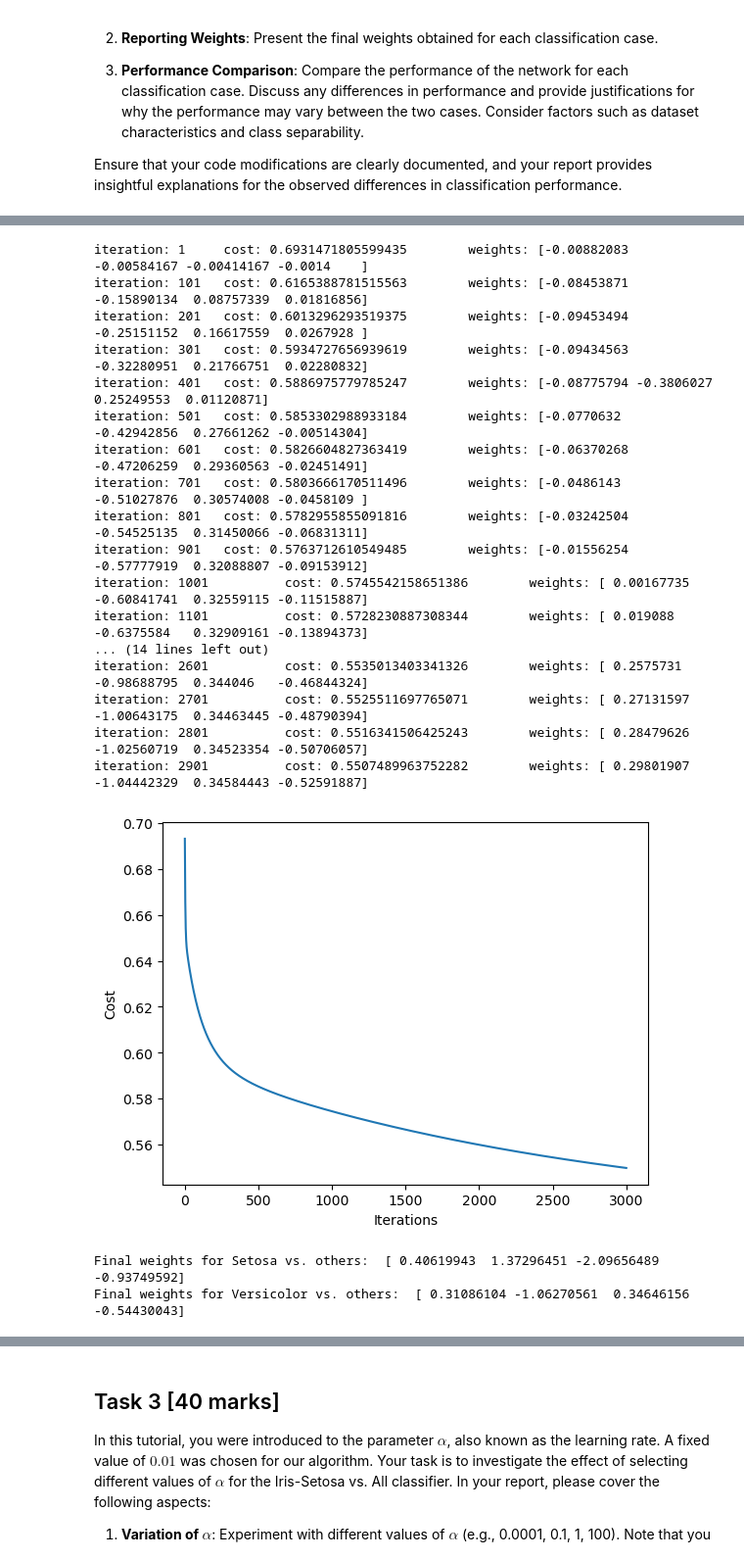
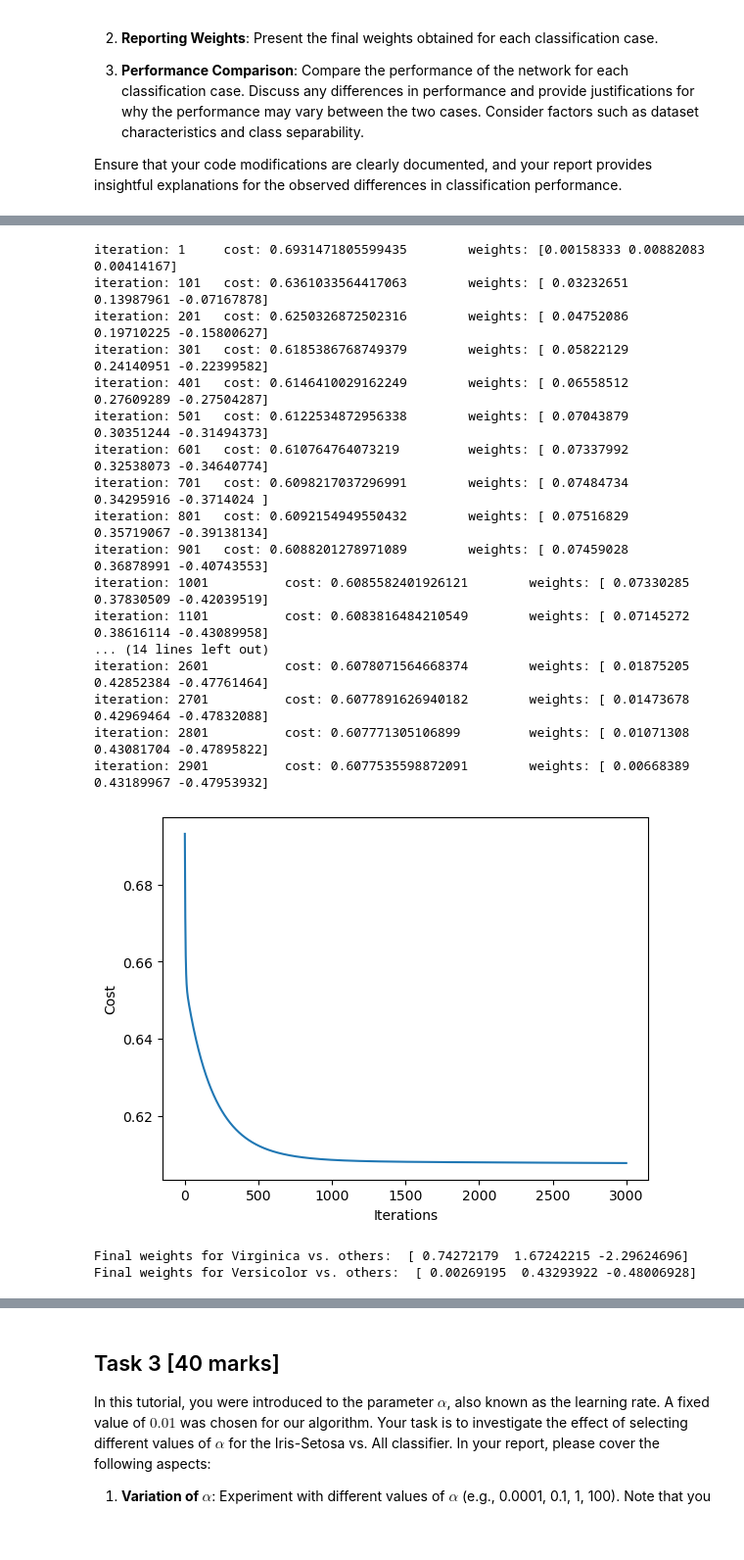
Before and after one commit to zequanwen/ML, a Jupyter notebook: 04_ML_Logistic.ipynb, the cells around one changed output, grey strips where cells are left out. Shown at 98% size. Cells and saved outputs as stored; diff of their text form; code cells hidden in the pictures; blank space fills up the shorter version.

```diff
--- a/04_ML_Logistic.ipynb
+++ b/04_ML_Logistic.ipynb
@@ -319,8 +313,26 @@ X_train_versicolor, X_test_versicolor, y_train_versicolor, y_test_versicolor = s
+# %%
+# 0 -> Setosa, 1 -> Versicolor, 2 -> Virginica
+
+# Consider only two features - sepal length (column 0) and petal length (column 2)
+X = iris_data.iloc[:,[0,2]]
+intercept = np.ones((X.shape[0], 1))
+X = np.concatenate((intercept, X), axis=1)
+
+# Iris-virginica vs others
+# Virginica is assigned label 0, while all other classes will have a label of 1
+y_Virginica = np.where(labels == 2, 0, 1)
+X_train_Virginica, X_test_Virginica, y_train_Virginica, y_test_Virginica = split_dataset(X, y_Virginica)
+
+# Iris-Versicolor vs. others
+# Vericolor is assigned label 0, while all other classes will have a label of 1
+y_versicolor = np.where(labels == 1, 0, 1)
+X_train_versicolor, X_test_versicolor, y_train_versicolor, y_test_versicolor = split_dataset(X, y_versicolor)
 # %%
-# Assuming you have a fit function that trains the model and returns weights
-weights_setosa = fit(alpha, num_iter, X_train_setosa, y_train_setosa)
+alpha = 0.01
+num_iter = 3000
+weights_virginica = fit(alpha, num_iter, X_train_Virginica, y_train_Virginica)
 weights_versicolor = fit(alpha, num_iter, X_train_versicolor, y_train_versicolor)
 
-print("Final weights for Setosa vs. others: ", weights_setosa)
+print("Final weights for Virginica vs. others: ", weights_virginica)
 print("Final weights for Versicolor vs. others: ", weights_versicolor)
 # %% [output]
@@ -345,20 +357,20 @@ iteration: 2901          cost: 0.022587611088221715      weights: [ 0.40221944
-iteration: 1     cost: 0.6931471805599435        weights: [-0.00882083 -0.00584167 -0.00414167 -0.0014    ]
-iteration: 101   cost: 0.6165388781515563        weights: [-0.08453871 -0.15890134  0.08757339  0.01816856]
-iteration: 201   cost: 0.6013296293519375        weights: [-0.09453494 -0.25151152  0.16617559  0.0267928 ]
-iteration: 301   cost: 0.5934727656939619        weights: [-0.09434563 -0.32280951  0.21766751  0.02280832]
-iteration: 401   cost: 0.5886975779785247        weights: [-0.08775794 -0.3806027   0.25249553  0.01120871]
-iteration: 501   cost: 0.5853302988933184        weights: [-0.0770632  -0.42942856  0.27661262 -0.00514304]
-iteration: 601   cost: 0.5826604827363419        weights: [-0.06370268 -0.47206259  0.29360563 -0.02451491]
-iteration: 701   cost: 0.5803666170511496        weights: [-0.0486143  -0.51027876  0.30574008 -0.0458109 ]
-iteration: 801   cost: 0.5782955855091816        weights: [-0.03242504 -0.54525135  0.31450066 -0.06831311]
-iteration: 901   cost: 0.5763712610549485        weights: [-0.01556254 -0.57777919  0.32088807 -0.09153912]
-iteration: 1001          cost: 0.5745542158651386        weights: [ 0.00167735 -0.60841741  0.32559115 -0.11515887]
-iteration: 1101          cost: 0.5728230887308344        weights: [ 0.019088   -0.6375584   0.32909161 -0.13894373]
+iteration: 1     cost: 0.6931471805599435        weights: [0.00158333 0.00882083 0.00414167]
+iteration: 101   cost: 0.6361033564417063        weights: [ 0.03232651  0.13987961 -0.07167878]
+iteration: 201   cost: 0.6250326872502316        weights: [ 0.04752086  0.19710225 -0.15800627]
+iteration: 301   cost: 0.6185386768749379        weights: [ 0.05822129  0.24140951 -0.22399582]
+iteration: 401   cost: 0.6146410029162249        weights: [ 0.06558512  0.27609289 -0.27504287]
+iteration: 501   cost: 0.6122534872956338        weights: [ 0.07043879  0.30351244 -0.31494373]
+iteration: 601   cost: 0.610764764073219         weights: [ 0.07337992  0.32538073 -0.34640774]
+iteration: 701   cost: 0.6098217037296991        weights: [ 0.07484734  0.34295916 -0.3714024 ]
+iteration: 801   cost: 0.6092154949550432        weights: [ 0.07516829  0.35719067 -0.39138134]
+iteration: 901   cost: 0.6088201278971089        weights: [ 0.07459028  0.36878991 -0.40743553]
+iteration: 1001          cost: 0.6085582401926121        weights: [ 0.07330285  0.37830509 -0.42039519]
+iteration: 1101          cost: 0.6083816484210549        weights: [ 0.07145272  0.38616114 -0.43089958]
 ... (14 lines left out)
-iteration: 2601          cost: 0.5535013403341326        weights: [ 0.2575731  -0.98688795  0.344046   -0.46844324]
-iteration: 2701          cost: 0.5525511697765071        weights: [ 0.27131597 -1.00643175  0.34463445 -0.48790394]
-iteration: 2801          cost: 0.5516341506425243        weights: [ 0.28479626 -1.02560719  0.34523354 -0.50706057]
-iteration: 2901          cost: 0.5507489963752282        weights: [ 0.29801907 -1.04442329  0.34584443 -0.52591887]
+iteration: 2601          cost: 0.6078071564668374        weights: [ 0.01875205  0.42852384 -0.47761464]
+iteration: 2701          cost: 0.6077891626940182        weights: [ 0.01473678  0.42969464 -0.47832088]
+iteration: 2801          cost: 0.607771305106899         weights: [ 0.01071308  0.43081704 -0.47895822]
+iteration: 2901          cost: 0.6077535598872091        weights: [ 0.00668389  0.43189967 -0.47953932]
-[figure, old version]
+[figure, new version]
-Final weights for Setosa vs. others:  [ 0.40619943  1.37296451 -2.09656489 -0.93749592]
-Final weights for Versicolor vs. others:  [ 0.31086104 -1.06270561  0.34646156 -0.54430043]
+Final weights for Virginica vs. others:  [ 0.74272179  1.67242215 -2.29624696]
+Final weights for Versicolor vs. others:  [ 0.00269195  0.43293922 -0.48006928]
```
Also changed, not shown: parts of 10 cells of this notebook.
